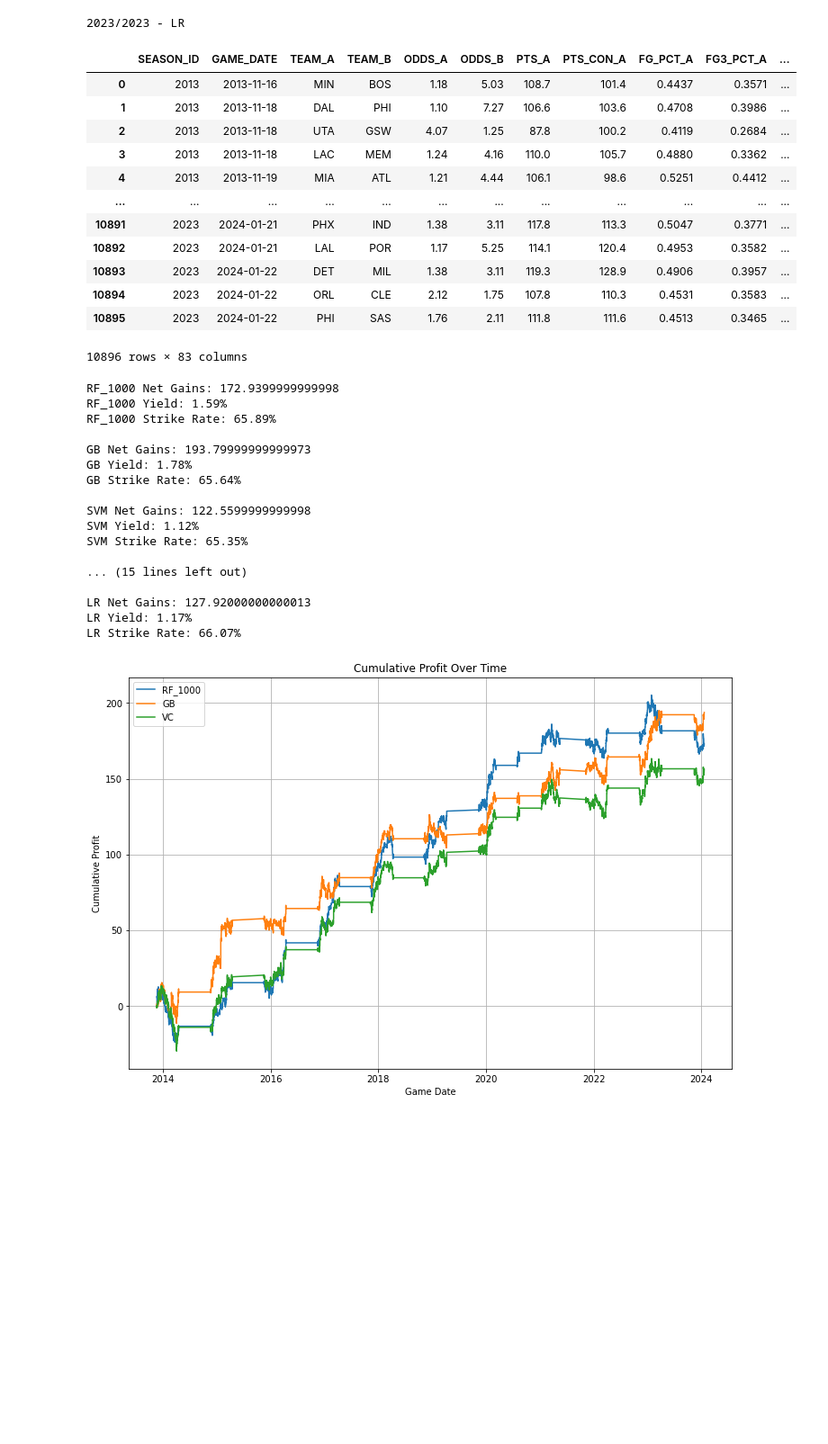
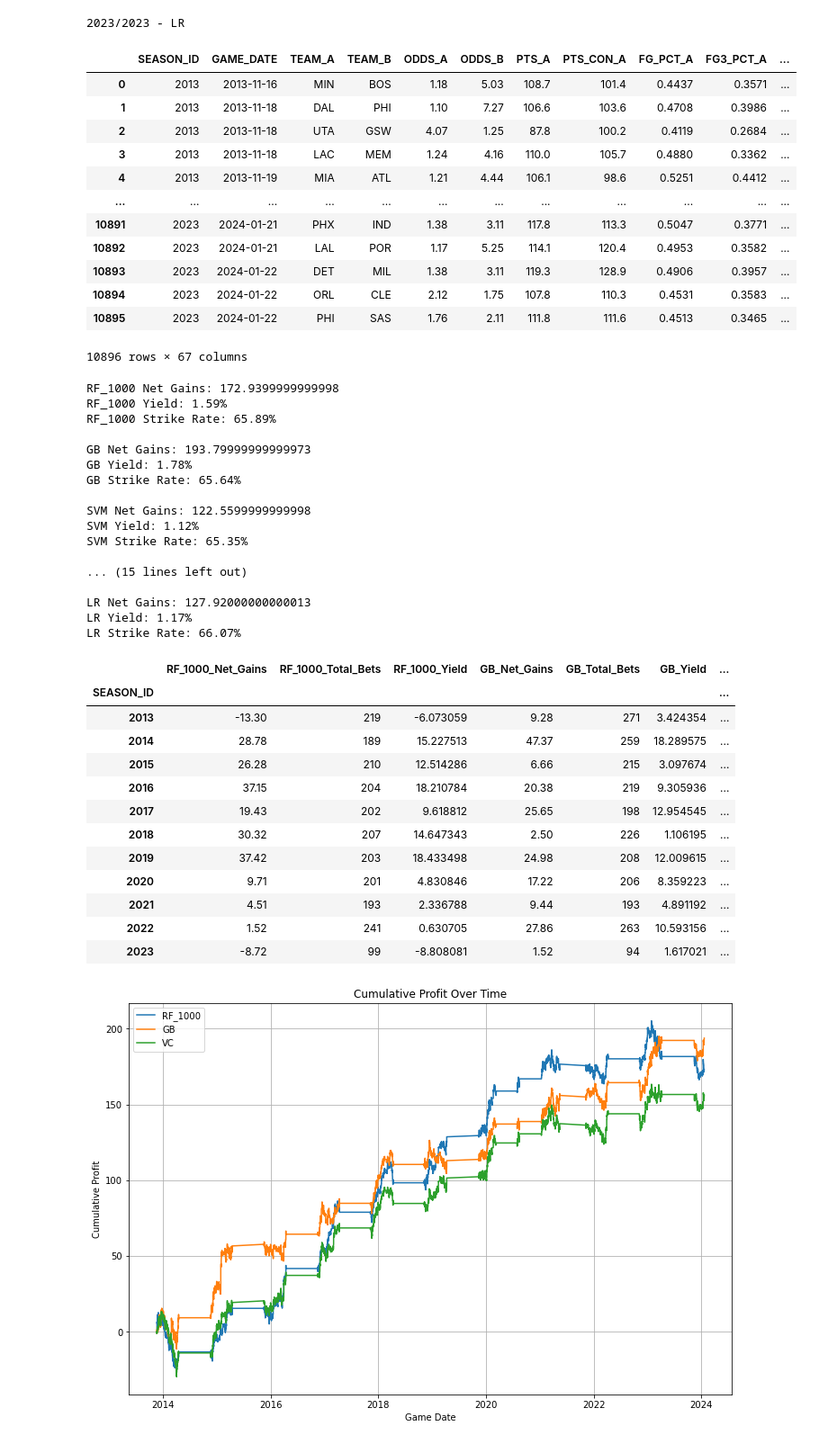
Before and after one commit to caiomelo22/nba-predictor, a Jupyter notebook: moneyline.ipynb, the cells around one changed output. Shown at 90% size. Saved outputs shown, nothing was run; the diff lists cells and outputs as text; code cells hidden in the pictures; blank space fills up the shorter version.

Commit message:
Saving models and the scaler; Grouping results by season

```diff
--- a/moneyline.ipynb
+++ b/moneyline.ipynb
@@ -25,6 +25,8 @@ pd.set_option('mode.chained_assignment', None)
 # %%
 first_season = 2012
 last_season = 2023
+
+save_models = True
 
 season_file = f'{first_season}-{last_season}'
 
@@ -84,6 +86,12 @@ dependent_variables.corr()
 | GAME_PTS_B | 0.351087 | 0.456252 | 0.112552 | -0.002034 | 0.064678 | 0.078337 | -0.009712 | -0.132279 | 0.162499 | -0.138482 | ... |
 36 rows × 36 columns
 # %%
+def create_file(directory, file, file_name):
+    if not os.path.exists(directory):
+        os.makedirs(directory)
+
+    dump(file, f'{directory}/{file_name}.joblib')
+
 def train_predict_model(x_train, y_train, x_test, y_test, season, model):
     model_abbv = model['abbreviation']
     classifier = model['classifier']
@@ -91,6 +99,9 @@ def train_predict_model(x_train, y_train, x_test, y_test, season, model):
     classifier.fit(x_train, y_train)
     predictions = classifier.predict(x_test)
     predictions_probabilities = classifier.predict_proba(x_test)
+
+    if save_models and season == last_season:
+        create_file('models', classifier, model_abbv)
 
 #     print(classification_report(y_test, predictions))
 
@@ -146,6 +157,9 @@ for season in range(first_season + 1, last_season+1):
     x_train_scaled = scaler.fit_transform(x_train)
     x_test_scaled = scaler.transform(x_test)
 
+    if save_models and season == last_season:
+        create_file('scalers', scaler, 'scaler')
+
     for model in models:
         clear_output(wait=True)
 
@@ -181,11 +195,17 @@ def create_game_profit_col(row, model_abbv):
 
 display(main_df)
 
+in_depth_models_for_analysis = ['RF_1000', 'GB', 'SVM', 'VC']
+
+# Initialize an empty DataFrame to store season-wise statistics
+season_stats = pd.DataFrame(columns=['Season'])
+
 for model in models:
     model_abbv = model["abbreviation"]
 
     main_df[f"{model_abbv}_PROFIT"] = main_df.apply(lambda x: create_game_profit_col(x, model_abbv), axis=1)
     main_df[f"{model_abbv}_PROFIT_TRACKING"] = main_df[f"{model_abbv}_PROFIT"].cumsum()
+    main_df[f"{model_abbv}_STRIKE"] = (main_df[f"{model_abbv}_PRED"] == main_df['WINNER']).astype(int)
 
     # Calculate Net Gains
     net_gains = main_df[f"{model_abbv}_PROFIT_TRACKING"].iloc[-1]
@@ -196,13 +216,33 @@ for model in models:
     yield_percentage = (total_profit / total_bets) * 100
 
     # Calculate Strike Rate
-    correct_predictions = (main_df[f"{model_abbv}_PRED"] == main_df['WINNER']).sum()
+    correct_predictions = main_df[f"{model_abbv}_STRIKE"].sum()
     strike_rate_percentage = (correct_predictions / total_bets) * 100
 
     # Print the results
     print(f"\n{model_abbv} Net Gains: {net_gains}")
     print(f"{model_abbv} Yield: {yield_percentage:.2f}%")
     print(f"{model_abbv} Strike Rate: {strike_rate_percentage:.2f}%")
+
+    if model_abbv not in in_depth_models_for_analysis:
+        continue
+
+    # Group by season and calculate overall stats
+    model_season_stats = main_df.groupby('SEASON_ID').agg({
+        f'{model_abbv}_PROFIT_TRACKING': lambda x: x.iloc[-1] - x.iloc[0],
+        f'{model_abbv}_PROFIT': lambda x: (x != 0).sum(),  # Counting only non-zero profits as bets
+    })
+
+    # Rename columns for clarity
+    model_season_stats.columns = [f'{model_abbv}_Net_Gains', f'{model_abbv}_Total_Bets']
+
+    # Calculate additional statistics
+    model_season_stats[f'{model_abbv}_Yield'] = (model_season_stats[f'{model_abbv}_Net_Gains'] / model_season_stats[f'{model_abbv}_Total_Bets']) * 100
+
+    # Merge with the overall season_stats DataFrame
+    season_stats = pd.merge(season_stats, model_season_stats, left_on='Season', right_index=True, how='outer')
+
+season_stats.drop('Season', axis=1, inplace=True)
 # %% [output]
 |  | SEASON_ID | GAME_DATE | TEAM_A | TEAM_B | ODDS_A | ODDS_B | PTS_A | PTS_CON_A | FG_PCT_A | FG3_PCT_A | ... |
 | 0 | 2013 | 2013-11-16 | MIN | BOS | 1.18 | 5.03 | 108.7 | 101.4 | 0.4437 | 0.3571 | ... |
@@ -216,7 +256,7 @@ for model in models:
 | 10893 | 2023 | 2024-01-22 | DET | MIL | 1.38 | 3.11 | 119.3 | 128.9 | 0.4906 | 0.3957 | ... |
 | 10894 | 2023 | 2024-01-22 | ORL | CLE | 2.12 | 1.75 | 107.8 | 110.3 | 0.4531 | 0.3583 | ... |
 | 10895 | 2023 | 2024-01-22 | PHI | SAS | 1.76 | 2.11 | 111.8 | 111.6 | 0.4513 | 0.3465 | ... |
-10896 rows × 83 columns
+10896 rows × 67 columns
 RF_1000 Net Gains: 172.9399999999998
 RF_1000 Yield: 1.59%
 RF_1000 Strike Rate: 65.89%
@@ -234,6 +274,22 @@ SVM Strike Rate: 65.35%
 LR Net Gains: 127.92000000000013
 LR Yield: 1.17%
 LR Strike Rate: 66.07%
+# %%
+display(season_stats)
+# %% [output]
+|  | RF_1000_Net_Gains | RF_1000_Total_Bets | RF_1000_Yield | GB_Net_Gains | GB_Total_Bets | GB_Yield | ... |
+| SEASON_ID |  |  |  |  |  |  | ... |
+| 2013 | -13.30 | 219 | -6.073059 | 9.28 | 271 | 3.424354 | ... |
+| 2014 | 28.78 | 189 | 15.227513 | 47.37 | 259 | 18.289575 | ... |
+| 2015 | 26.28 | 210 | 12.514286 | 6.66 | 215 | 3.097674 | ... |
+| 2016 | 37.15 | 204 | 18.210784 | 20.38 | 219 | 9.305936 | ... |
+| 2017 | 19.43 | 202 | 9.618812 | 25.65 | 198 | 12.954545 | ... |
+| 2018 | 30.32 | 207 | 14.647343 | 2.50 | 226 | 1.106195 | ... |
+| 2019 | 37.42 | 203 | 18.433498 | 24.98 | 208 | 12.009615 | ... |
+| 2020 | 9.71 | 201 | 4.830846 | 17.22 | 206 | 8.359223 | ... |
+| 2021 | 4.51 | 193 | 2.336788 | 9.44 | 193 | 4.891192 | ... |
+| 2022 | 1.52 | 241 | 0.630705 | 27.86 | 263 | 10.593156 | ... |
+| 2023 | -8.72 | 99 | -8.808081 | 1.52 | 94 | 1.617021 | ... |
 # %%
 plt.figure(figsize=(12, 8))
 
```
Also changed, not shown: parts of 1 cell of this notebook.
